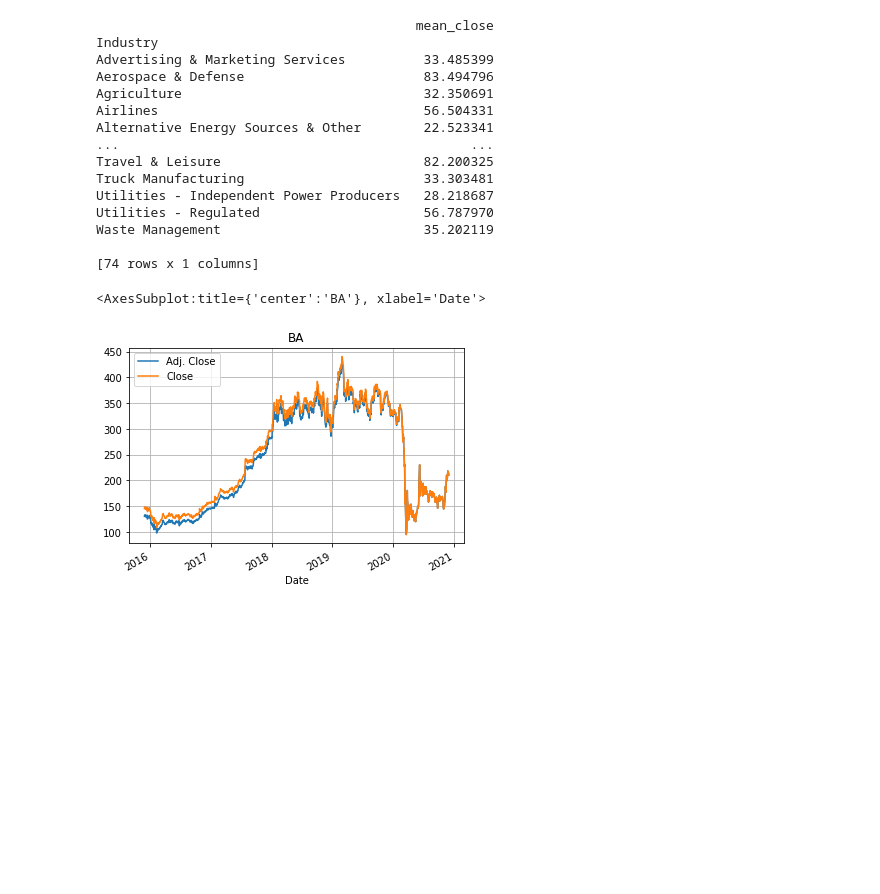
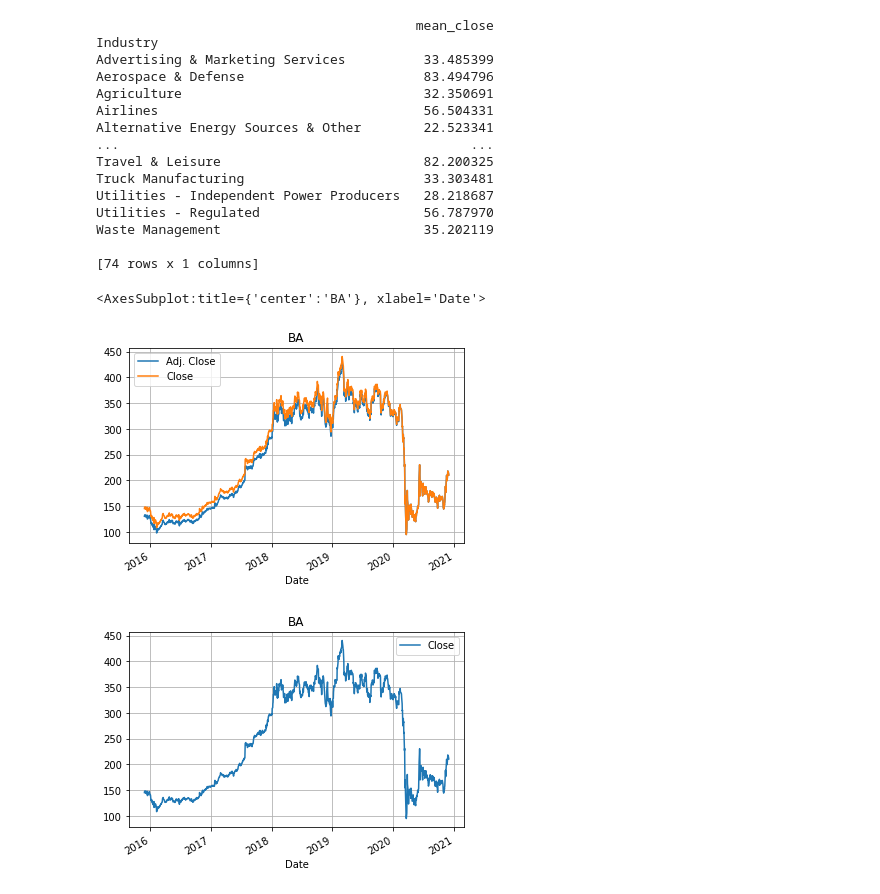
Before and after one commit to Phamster/ShareAnalysis, a Jupyter notebook: src/share_analysis.ipynb, the cells around one changed output. Saved outputs shown, nothing was run; the diff lists cells and outputs as text; code cells hidden in the pictures; blank space fills up the shorter version.

```diff
--- a/src/share_analysis.ipynb
+++ b/src/share_analysis.ipynb
@@ -170,8 +198,10 @@ Waste Management                          35.202119
 [74 rows x 1 columns]
 # %%
 df_shares.loc['BA'][['Adj. Close','Close']].plot(title='BA', grid=True)
+df_shares.loc['BA'][['Close']].plot(title='BA', grid=True)
 # %% [output]
 <AxesSubplot:title={'center':'BA'}, xlabel='Date'>
 [figure]
+[figure, added]
 # %%
 ba_close_values[['mean_adj_close','mean_close']].plot(title='BA', grid=True)
```
Also changed, not shown: parts of 8 cells of this notebook, 1 other file.
